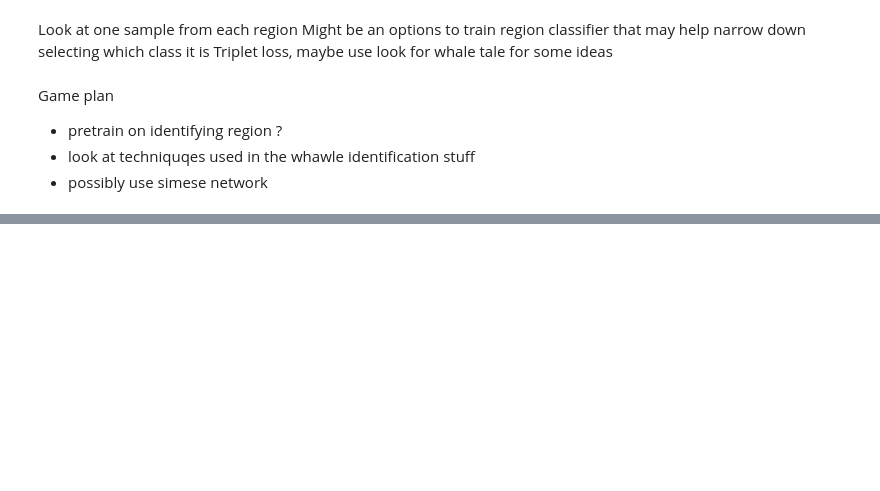
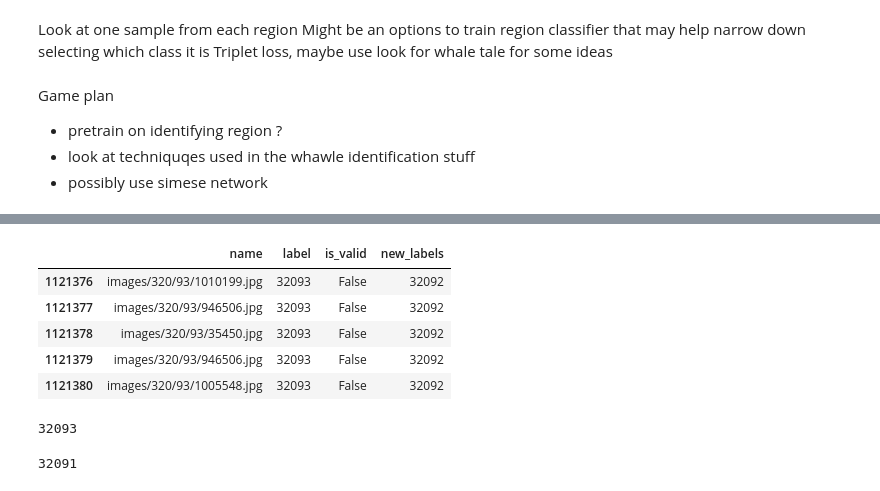
Before and after one commit to ShaunSpinelli/kaggle, a Jupyter notebook: herbarium_2020/notebooks/EDA-Herbarium-2020.ipynb, the cells around one changed output, grey strips where cells are left out. Saved outputs shown, nothing was run; the diff lists cells and outputs as text; code cells hidden in the pictures; blank space fills up the shorter version.

```diff
--- a/herbarium_2020/notebooks/EDA-Herbarium-2020.ipynb
+++ b/herbarium_2020/notebooks/EDA-Herbarium-2020.ipynb
@@ -133,4 +120,4 @@ df_train = df_train.rename(columns={"category_id": "label", "file_name":" name"}
 # %%
-new_df = df_train.groupby('label').apply(lambda x: x.sample(n=50, replace=True)).reset_index(drop = True)
+new_df = df_train.groupby('label').apply(sample_class).reset_index(drop = True)
 # %%
 len(new_df)
@@ -136,0 +126,27 @@ len(new_df)
+# %%
+# there is a better way to do this
+def sample(df, n=4):
+    validation_set = {}
+    bool_arr = []
+    for i,row in df.iterrows():
+        if validation_set.get(row["label"], 0) == n:
+            bool_arr.append(False)
+        else:
+            validation_set[row["label"]] = validation_set.get(row["label"], 0) + 1
+            bool_arr.append(True)
+
+
+    return bool_arr
+# %%
+valid = sample(new_df, n=4)
+# %%
+new_df["is_valid"] = valid
+# %%
+new_df.tail()
+# %% [output]
+|  | name | label | is_valid | new_labels |
+| 1121376 | images/320/93/1010199.jpg | 32093 | False | 32092 |
+| 1121377 | images/320/93/946506.jpg | 32093 | False | 32092 |
+| 1121378 | images/320/93/35450.jpg | 32093 | False | 32092 |
+| 1121379 | images/320/93/946506.jpg | 32093 | False | 32092 |
+| 1121380 | images/320/93/1005548.jpg | 32093 | False | 32092 |
@@ -136,0 +155,4 @@ len(new_df)
+# %%
+len(classes)
+# %% [output]
+32093
@@ -136,0 +161,4 @@ len(new_df)
+# %%
+classes_map[32092]
+# %% [output]
+32091
```
Also changed, not shown: parts of 44 cells of this notebook.
